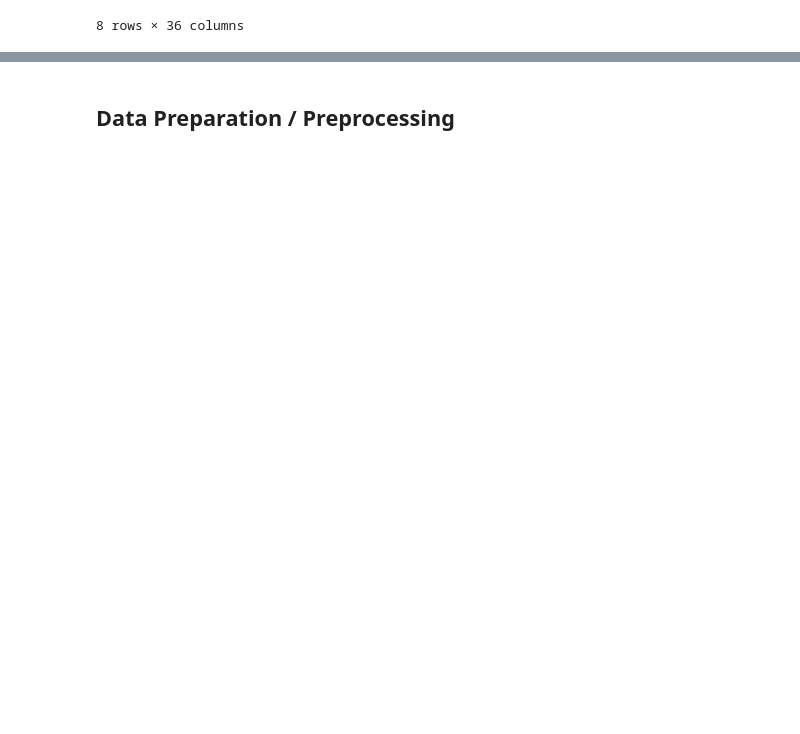
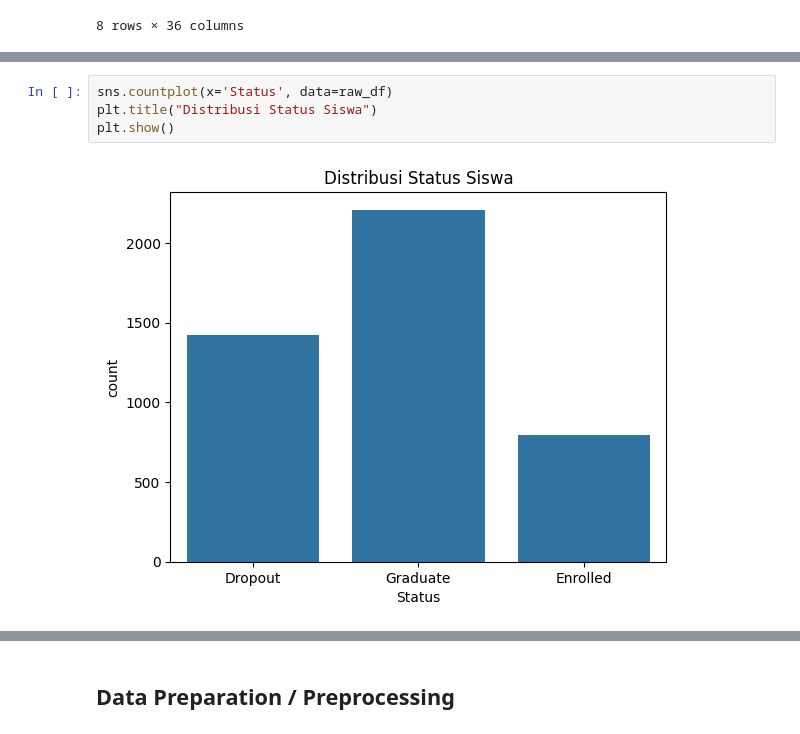
Before and after one commit to HandiSutriyan/Student-Dropout-Dashboard, a Jupyter notebook: notebook.ipynb, the cells around one changed output, grey strips where cells are left out. Cells and saved outputs as stored; diff of their text form; blank space fills up the shorter version.

```diff
--- a/notebook.ipynb
+++ b/notebook.ipynb
@@ -82,0 +108,6 @@ raw_df.describe()
+# %%
+sns.countplot(x='Status', data=raw_df)
+plt.title("Distribusi Status Siswa")
+plt.show()
+# %% [output]
+[figure, added]
```
Also changed, not shown: parts of 44 cells of this notebook, 6 other files.
